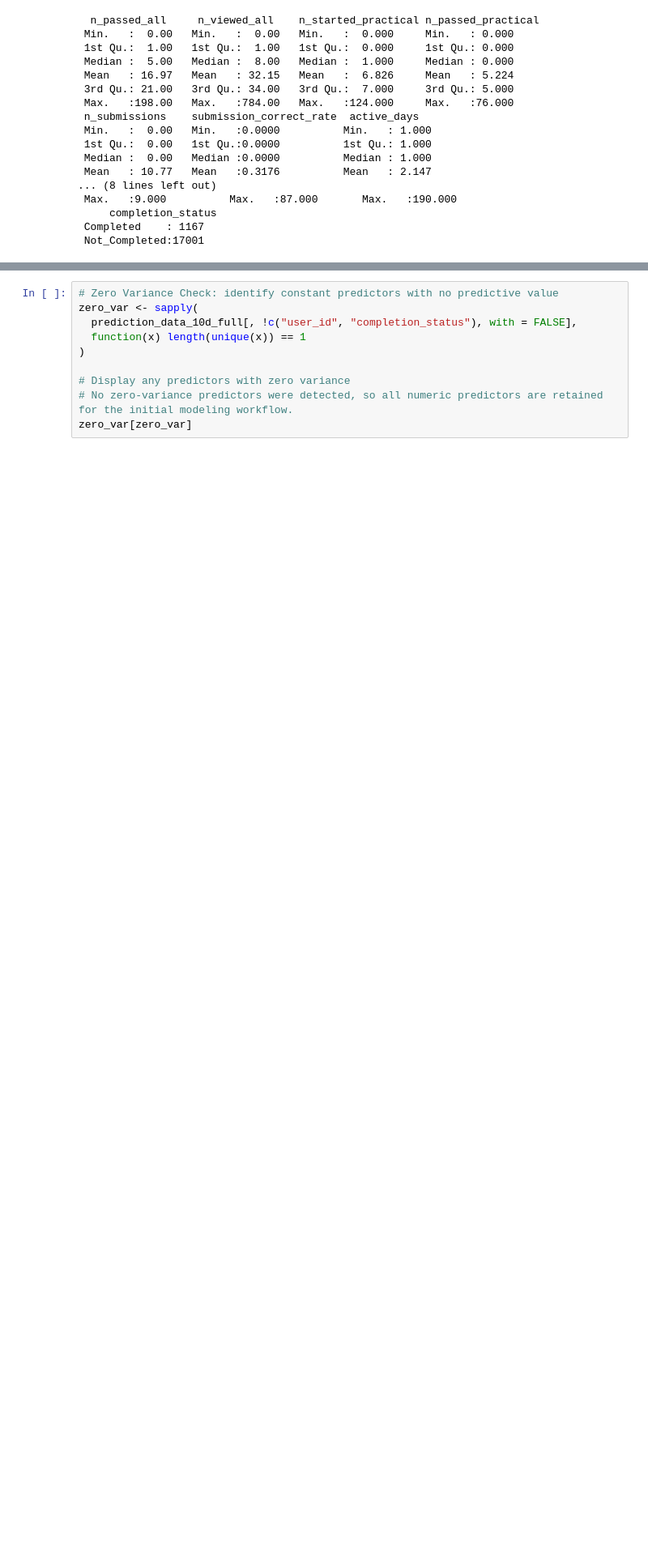
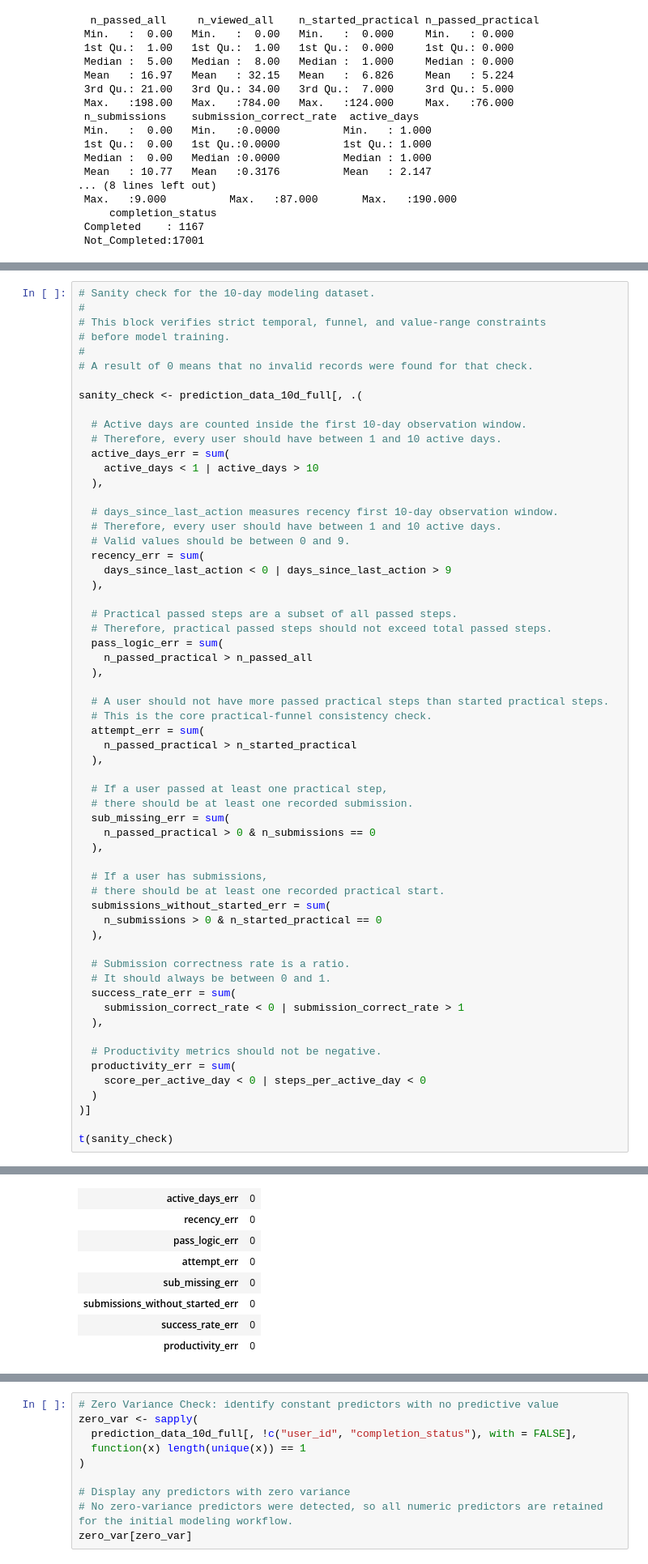
Before and after one commit to Safonovanastya87/stepik-product-analytics-completion-risk-ml, a Jupyter notebook: notebooks/03_completion_risk_modeling.ipynb, the cells around one changed output, grey strips where cells are left out. Shown at 81% size. Saved outputs shown, nothing was run; the diff lists cells and outputs as text; blank space fills up the shorter version.

```diff
--- a/notebooks/03_completion_risk_modeling.ipynb
+++ b/notebooks/03_completion_risk_modeling.ipynb
@@ -601,0 +353,61 @@ A matrix: 4 × 1 of type int
+# %%
+# Sanity check for the 10-day modeling dataset.
+#
+# This block verifies strict temporal, funnel, and value-range constraints
+# before model training.
+#
+# A result of 0 means that no invalid records were found for that check.
+
+sanity_check <- prediction_data_10d_full[, .(
+
+  # Active days are counted inside the first 10-day observation window.
+  # Therefore, every user should have between 1 and 10 active days.
+  active_days_err = sum(
+    active_days < 1 | active_days > 10
+  ),
+
+  # days_since_last_action measures recency first 10-day observation window.
+  # Therefore, every user should have between 1 and 10 active days.
+  # Valid values should be between 0 and 9.
+  recency_err = sum(
+    days_since_last_action < 0 | days_since_last_action > 9
+  ),
+
+  # Practical passed steps are a subset of all passed steps.
+  # Therefore, practical passed steps should not exceed total passed steps.
+  pass_logic_err = sum(
+    n_passed_practical > n_passed_all
+  ),
+
+  # A user should not have more passed practical steps than started practical steps.
+  # This is the core practical-funnel consistency check.
+  attempt_err = sum(
+    n_passed_practical > n_started_practical
+  ),
+
+  # If a user passed at least one practical step,
+  # there should be at least one recorded submission.
+  sub_missing_err = sum(
+    n_passed_practical > 0 & n_submissions == 0
+  ),
+
+  # If a user has submissions,
+  # there should be at least one recorded practical start.
+  submissions_without_started_err = sum(
+    n_submissions > 0 & n_started_practical == 0
+  ),
+
+  # Submission correctness rate is a ratio.
+  # It should always be between 0 and 1.
+  success_rate_err = sum(
+    submission_correct_rate < 0 | submission_correct_rate > 1
+  ),
+
+  # Productivity metrics should not be negative.
+  productivity_err = sum(
+    score_per_active_day < 0 | steps_per_active_day < 0
+  )
+)]
+
+t(sanity_check)
+# %% [output]
@@ -601,0 +415,8 @@ A matrix: 4 × 1 of type int
+| active_days_err | 0 |
+| recency_err | 0 |
+| pass_logic_err | 0 |
+| attempt_err | 0 |
+| sub_missing_err | 0 |
+| submissions_without_started_err | 0 |
+| success_rate_err | 0 |
+| productivity_err | 0 |
```
Also changed, not shown: parts of 15 cells of this notebook, 2 other files.
